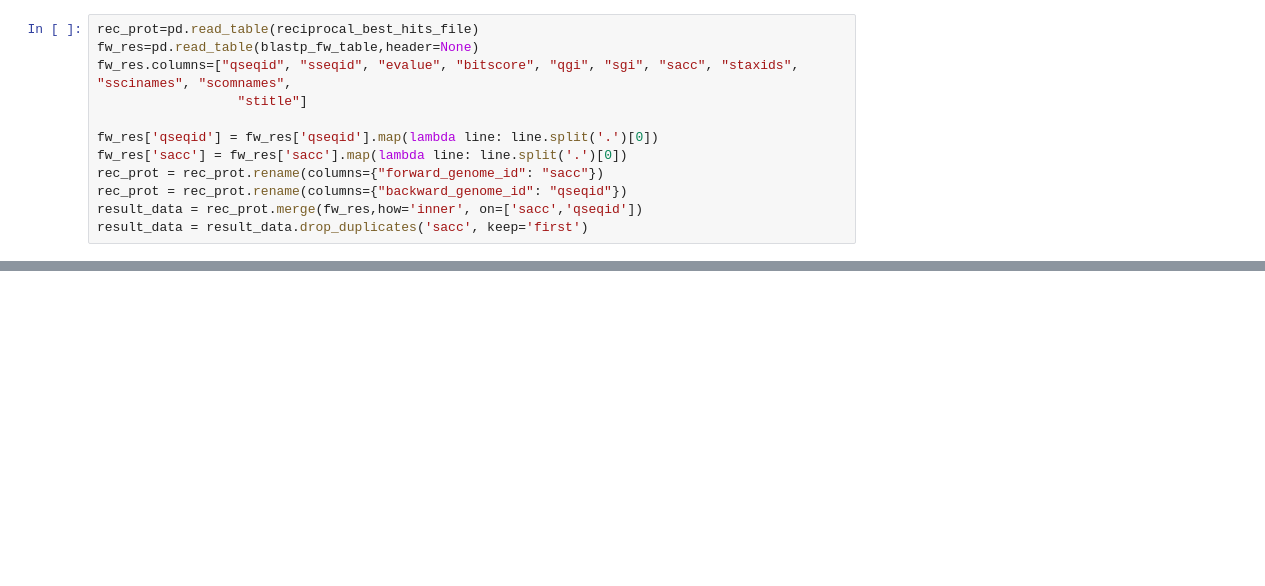
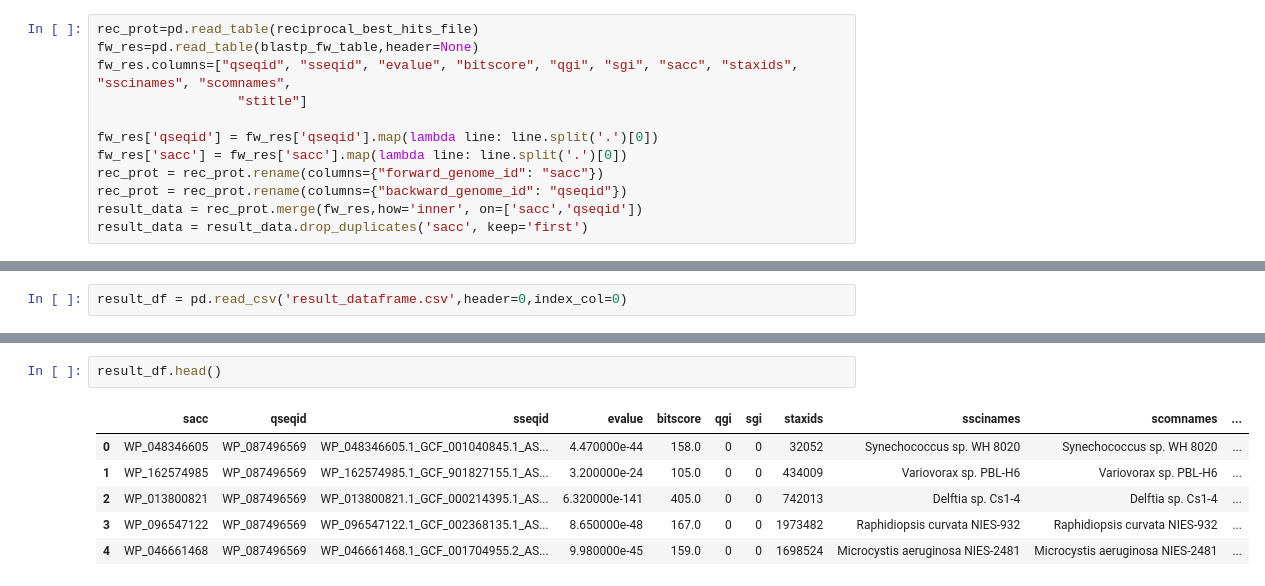
Before and after one commit to Kanomble/ncbi_transactions, a Jupyter notebook: scripts/parse_reciprocal_results.ipynb, the cells around one changed output, grey strips where cells are left out. Saved outputs shown, nothing was run; the diff lists cells and outputs as text; blank space fills up the shorter version.

```diff
--- a/scripts/parse_reciprocal_results.ipynb
+++ b/scripts/parse_reciprocal_results.ipynb
@@ -125,0 +179,2 @@ plt.bar(x=xvalues,height=yvalues,color=overlap[random.randint(0,len(overlap)-1)]
+# %%
+result_df = pd.read_csv('result_dataframe.csv',header=0,index_col=0)
@@ -125,0 +414,9 @@ plt.bar(x=xvalues,height=yvalues,color=overlap[random.randint(0,len(overlap)-1)]
+# %%
+result_df.head()
+# %% [output]
+|  | sacc | qseqid | sseqid | evalue | bitscore | qgi | sgi | staxids | sscinames | scomnames | ... |
+| 0 | WP_048346605 | WP_087496569 | WP_048346605.1_GCF_001040845.1_AS... | 4.470000e-44 | 158.0 | 0 | 0 | 32052 | Synechococcus sp. WH 8020 | Synechococcus sp. WH 8020 | ... |
+| 1 | WP_162574985 | WP_087496569 | WP_162574985.1_GCF_901827155.1_AS... | 3.200000e-24 | 105.0 | 0 | 0 | 434009 | Variovorax sp. PBL-H6 | Variovorax sp. PBL-H6 | ... |
+| 2 | WP_013800821 | WP_087496569 | WP_013800821.1_GCF_000214395.1_AS... | 6.320000e-141 | 405.0 | 0 | 0 | 742013 | Delftia sp. Cs1-4 | Delftia sp. Cs1-4 | ... |
+| 3 | WP_096547122 | WP_087496569 | WP_096547122.1_GCF_002368135.1_AS... | 8.650000e-48 | 167.0 | 0 | 0 | 1973482 | Raphidiopsis curvata NIES-932 | Raphidiopsis curvata NIES-932 | ... |
+| 4 | WP_046661468 | WP_087496569 | WP_046661468.1_GCF_001704955.2_AS... | 9.980000e-45 | 159.0 | 0 | 0 | 1698524 | Microcystis aeruginosa NIES-2481 | Microcystis aeruginosa NIES-2481 | ... |
```
Also changed, not shown: parts of 37 cells of this notebook, 4 other files.
